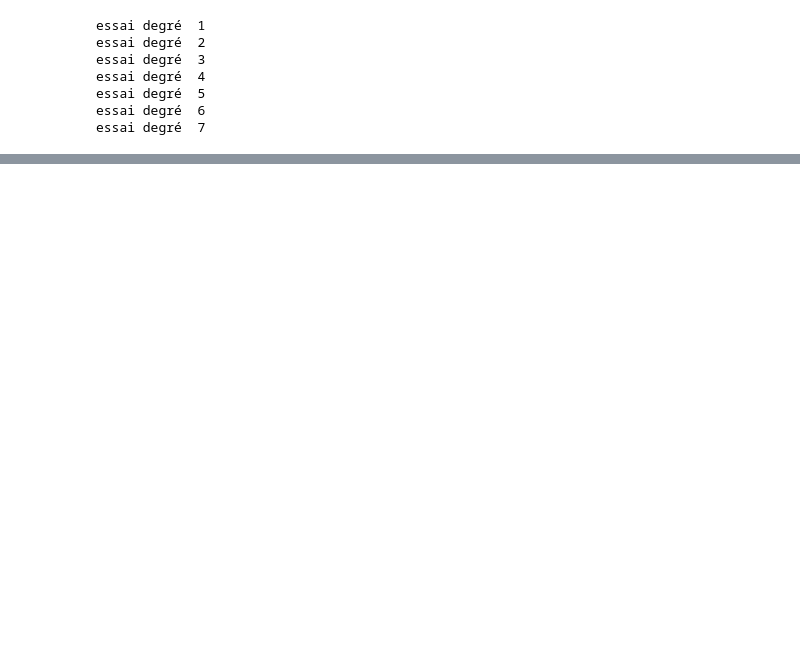
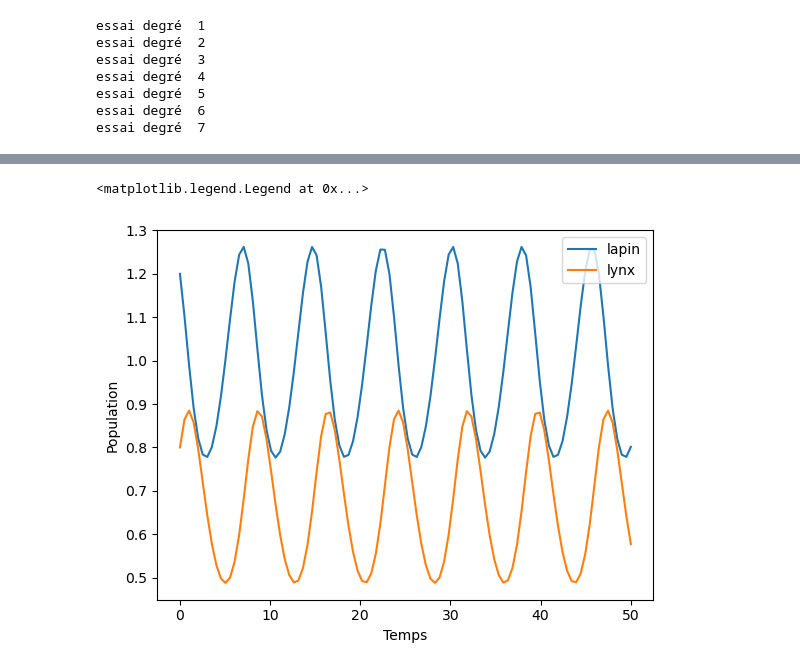
Before and after one commit to eddes/INSA, a Jupyter notebook: python/tuto_equa_diff.ipynb, the cells around one changed output, grey strips where cells are left out. Saved outputs shown, nothing was run; the diff lists cells and outputs as text; code cells hidden in the pictures; blank space fills up the shorter version.

```diff
--- a/python/tuto_equa_diff.ipynb
+++ b/python/tuto_equa_diff.ipynb
@@ -62,0 +83,36 @@ Il est possible de résoudre
+# %%
+import numpy as np
+from scipy.integrate import odeint
+import matplotlib.pyplot as plt
+
+def systeme_eqdiff(sysdiff,t):
+    Lapin,Lynx= sysdiff[0],sysdiff[1]
+    alpha=2/3 # taux reproduction lapin
+    beta=3/3  # taux mortalité lapin en fc lynx
+    gamma=1  # taux mortalite lynx
+    delta=1 # taux reproduction predateurs fc proies
+    dLapindt = Lapin*(alpha - beta*Lynx)
+    dLynxdt =  Lynx *(delta*Lapin - gamma)
+    return [dLapindt , dLynxdt]
+
+# initial condition
+Lapin0 = 1.2
+Lynx0 = 0.8
+cond_init=[Lapin0,Lynx0]
+# values of time
+t = np.linspace(0,50,100)
+
+# solving ODE
+vecCL = odeint(systeme_eqdiff, cond_init, t)
+C= vecCL[:,0]
+L= vecCL[:,1]
+# plot results
+# plt.ylim(0,3)
+plt.plot(t,C, label='lapin')
+plt.plot(t,L, label='lynx')
+plt.xlabel("Temps")
+plt.ylabel("Population")
+plt.legend()
+# %% [output]
+<matplotlib.legend.Legend at 0x...>
+[figure, added]
```
Also changed, not shown: parts of 7 cells of this notebook.
